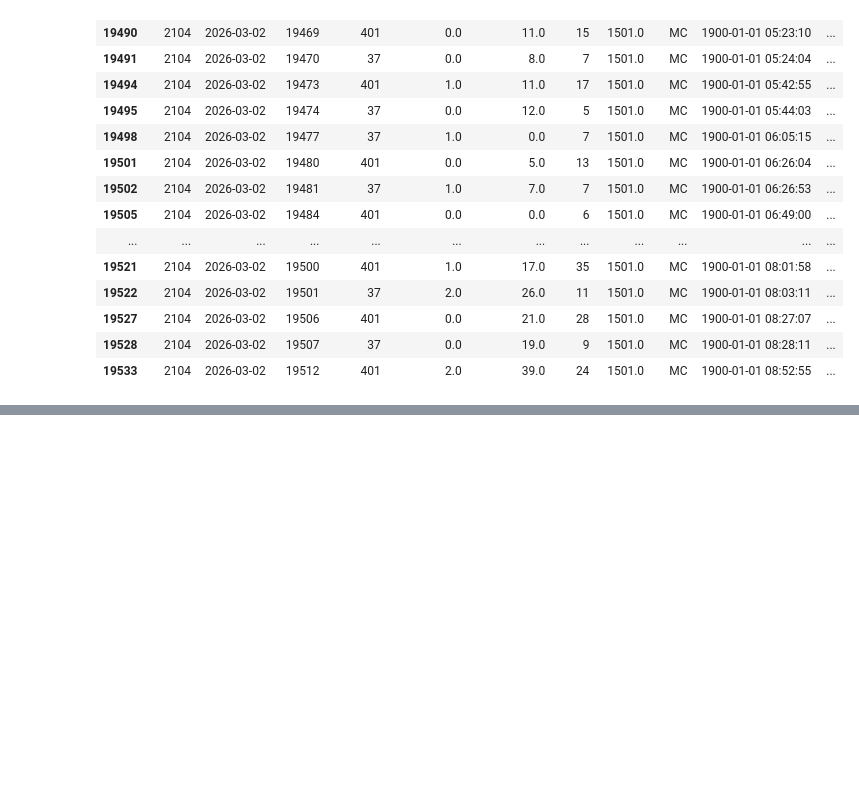
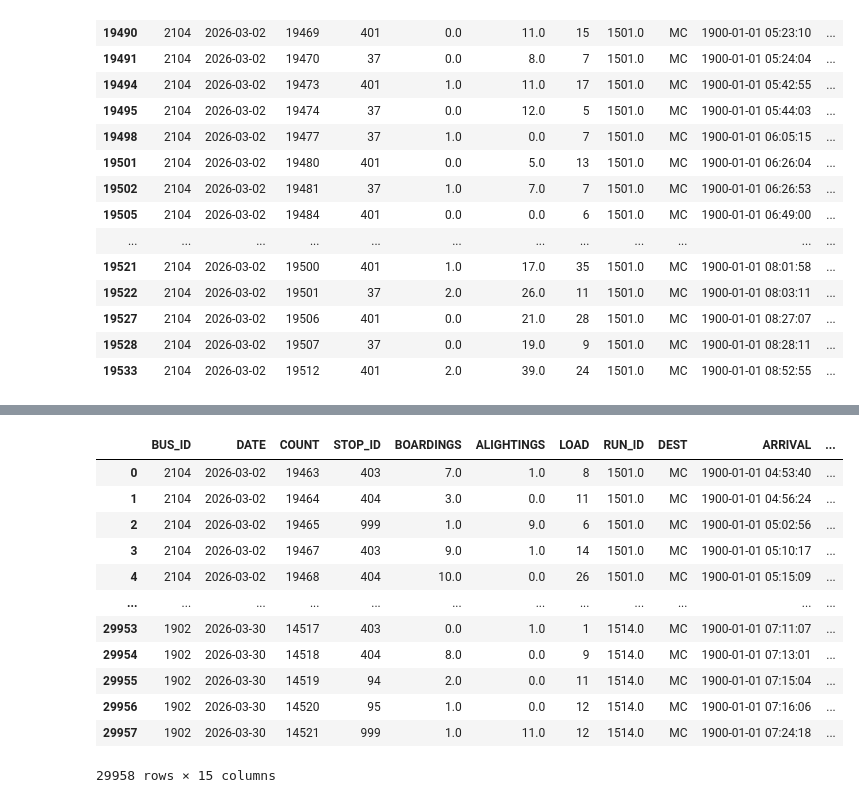
Before and after one commit to morgan1461/WMC-dashboard, a Jupyter notebook: modules/combine_uh_doan_stops.ipynb, the cells around one changed output, grey strips where cells are left out. Saved outputs shown, nothing was run; the diff lists cells and outputs as text; code cells hidden in the pictures; blank space fills up the shorter version.

```diff
--- a/modules/combine_uh_doan_stops.ipynb
+++ b/modules/combine_uh_doan_stops.ipynb
@@ -164,0 +275,19 @@ for i in range(len(pairing_stops) - 1):
+# %%
+# maybe try converting 37 and 401 to 999 to account for the missing pairs, compare to existing results when done
+pairing_stops_combined['STOP_ID'] = pairing_stops_combined['STOP_ID'].replace({37: 999, 401: 999})
+# %%
+pairing_stops_combined
+# %% [output]
+|  | BUS_ID | DATE | COUNT | STOP_ID | BOARDINGS | ALIGHTINGS | LOAD | RUN_ID | DEST | ARRIVAL | ... |
+| 0 | 2104 | 2026-03-02 | 19463 | 403 | 7.0 | 1.0 | 8 | 1501.0 | MC | 1900-01-01 04:53:40 | ... |
+| 1 | 2104 | 2026-03-02 | 19464 | 404 | 3.0 | 0.0 | 11 | 1501.0 | MC | 1900-01-01 04:56:24 | ... |
+| 2 | 2104 | 2026-03-02 | 19465 | 999 | 1.0 | 9.0 | 6 | 1501.0 | MC | 1900-01-01 05:02:56 | ... |
+| 3 | 2104 | 2026-03-02 | 19467 | 403 | 9.0 | 1.0 | 14 | 1501.0 | MC | 1900-01-01 05:10:17 | ... |
+| 4 | 2104 | 2026-03-02 | 19468 | 404 | 10.0 | 0.0 | 26 | 1501.0 | MC | 1900-01-01 05:15:09 | ... |
+| ... | ... | ... | ... | ... | ... | ... | ... | ... | ... | ... | ... |
+| 29953 | 1902 | 2026-03-30 | 14517 | 403 | 0.0 | 1.0 | 1 | 1514.0 | MC | 1900-01-01 07:11:07 | ... |
+| 29954 | 1902 | 2026-03-30 | 14518 | 404 | 8.0 | 0.0 | 9 | 1514.0 | MC | 1900-01-01 07:13:01 | ... |
+| 29955 | 1902 | 2026-03-30 | 14519 | 94 | 2.0 | 0.0 | 11 | 1514.0 | MC | 1900-01-01 07:15:04 | ... |
+| 29956 | 1902 | 2026-03-30 | 14520 | 95 | 1.0 | 0.0 | 12 | 1514.0 | MC | 1900-01-01 07:16:06 | ... |
+| 29957 | 1902 | 2026-03-30 | 14521 | 999 | 1.0 | 11.0 | 12 | 1514.0 | MC | 1900-01-01 07:24:18 | ... |
+29958 rows × 15 columns
```
Also changed, not shown: parts of 6 cells of this notebook, 1 other file.
